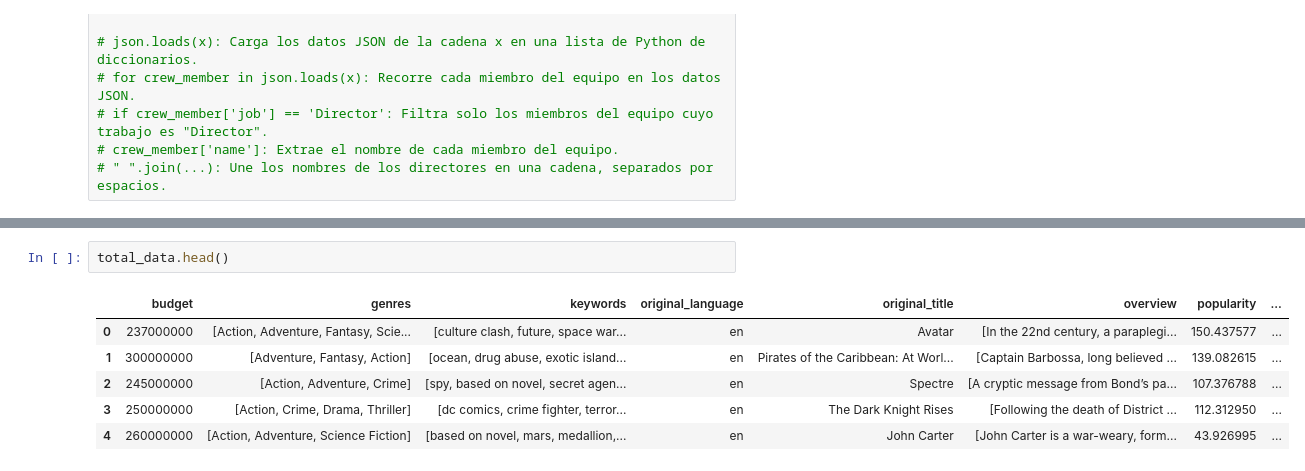
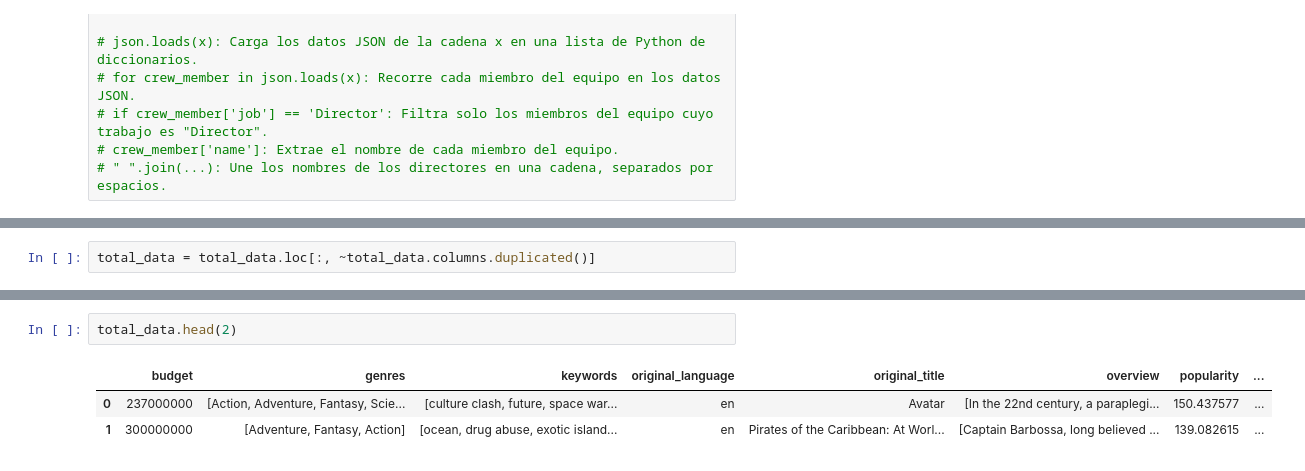
Before and after one commit to felipefernandezmendez/K-Vecinos-, a Jupyter notebook: src/explore.ipynb, the cells around one changed output, grey strips where cells are left out. Drawn from its saved outputs; the diff is of its cells as text.

```diff
--- a/src/explore.ipynb
+++ b/src/explore.ipynb
@@ -80,0 +94,2 @@ total_data["crew"] = total_data["crew"].apply(lambda x: " ".join([crew_member['n
+# %%
+total_data = total_data.loc[:, ~total_data.columns.duplicated()]
@@ -81,9 +116,6 @@ total_data["crew"] = total_data["crew"].apply(lambda x: " ".join([crew_member['n
 # %%
-total_data.head()
+total_data.head(2)
 # %% [output]
 |  | budget | genres | keywords | original_language | original_title | overview | popularity | ... |
 | 0 | 237000000 | [Action, Adventure, Fantasy, Scie... | [culture clash, future, space war... | en | Avatar | [In the 22nd century, a paraplegi... | 150.437577 | ... |
 | 1 | 300000000 | [Adventure, Fantasy, Action] | [ocean, drug abuse, exotic island... | en | Pirates of the Caribbean: At Worl... | [Captain Barbossa, long believed ... | 139.082615 | ... |
-| 2 | 245000000 | [Action, Adventure, Crime] | [spy, based on novel, secret agen... | en | Spectre | [A cryptic message from Bond’s pa... | 107.376788 | ... |
-| 3 | 250000000 | [Action, Crime, Drama, Thriller] | [dc comics, crime fighter, terror... | en | The Dark Knight Rises | [Following the death of District ... | 112.312950 | ... |
-| 4 | 260000000 | [Action, Adventure, Science Fiction] | [based on novel, mars, medallion,... | en | John Carter | [John Carter is a war-weary, form... | 43.926995 | ... |
```
Also changed, not shown: parts of 9 cells of this notebook.
